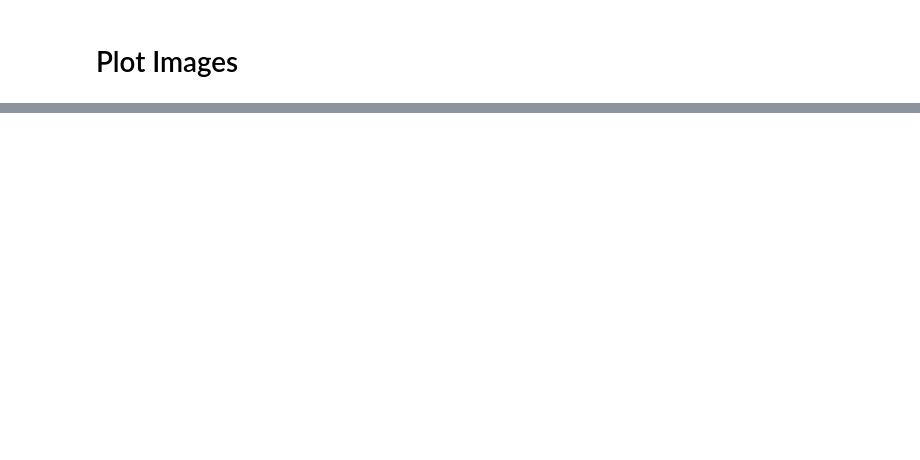
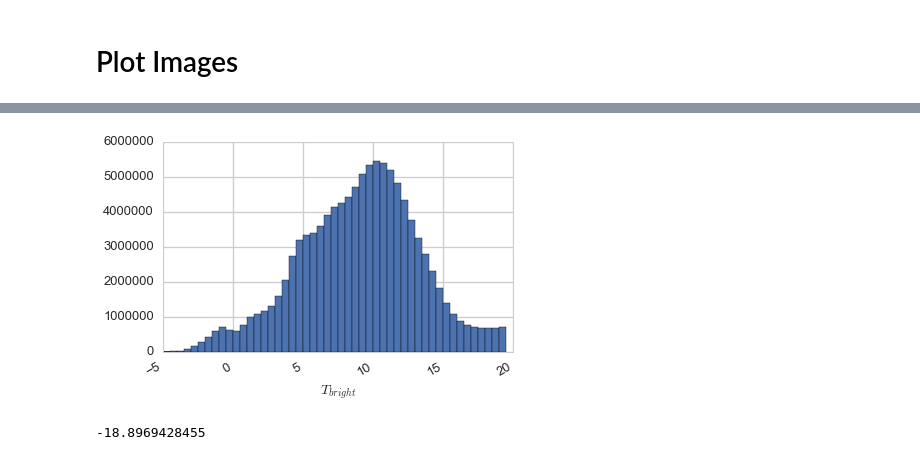
Before and after one commit to klapo/TurbulenceFeedbacks, a Jupyter notebook: TF.SNQ.IR_Flights_SpatialVar.ipynb, the cells around one changed output, grey strips where cells are left out. Cells and saved outputs as stored; diff of their text form; code cells hidden in the pictures; blank space fills up the shorter version.

```diff
--- a/TF.SNQ.IR_Flights_SpatialVar.ipynb
+++ b/TF.SNQ.IR_Flights_SpatialVar.ipynb
@@ -527,24 +625,2 @@ Image 702 of 702
 # %% [markdown]
 # Plot Images
-# %%
-fig, ax = plt.subplots(1, 1, figsize=(10, 10))
-for n in np.arange(300, cameraLocDataset.time.size-175):
-    m0 = infoPRY2M(np.array([-cameraLocDataset['pitch'].isel(time=n).values,
-                             cameraLocDataset['azmth'].isel(time=n).values,
-                             fovC0,
-                             -cameraLocDataset['roll'].isel(time=n).values]) * np.pi / 180,
-                    np.array([cameraLocDataset['easting'].isel(time=n).values,
-                              cameraLocDataset['northing'].isel(time=n).values,
-                              cameraLocDataset['elev'].isel(time=n).values]),
-                   ip0, 0, 0, 0)
-    # make projection locations
-    X0, Y0, Z0 = findXYZ(m0, uU0, uV0, np.array(1000), np.array(2)) # fixing land elevation to 1000m
-
-    # Plot IR images
-    im = ax.pcolormesh(X0/1000, Y0/1000,
-                  ((cameraDataset.isel(time=n) - imMean)/250).images.values + refTemp,
-                  cmap=cm.gnuplot2, vmin=0, vmax=20)
-
-e, n, z, _ = utm.from_latlon(47.424883, -121.413893)
-ax.plot(e/1000, n/1000, 'ro', markersize=20)
-fig.colorbar(im)
@@ -655,0 +627,22 @@ for image in imageList[0]:
+# %%
+histValues = cameraDataset.isel(time=boundInd[0]).images
+# Remove images that are blank
+for n, t in enumerate(histValues.time):
+    if np.std(histValues.sel(time=t).values.flatten()) < 2:
+          histValues.values[:, :, n] = np.nan
+# %%
+histValues = np.ma.masked_array(histValues, np.isnan(histValues)).flatten()
+# %%
+fig, ax = plt.subplots(1, 1, figsize=(6, 4))
+ax.hist(histValues, range=[-5, 20], bins=np.arange(-5, 20, .5));
+ax.set_xlim(-5, 20)
+ax.set_xlabel('$T_{bright}$')
+fig.autofmt_xdate()
+fig.tight_layout()
+fig.savefig('TF.SNQ_IRFlights.Hist.pdf')
+# %% [output]
+[figure, added]
+# %%
+print(histValues.min())
+# %% [output]
+-18.8969428455
```
Also changed, not shown: parts of 13 cells of this notebook.
